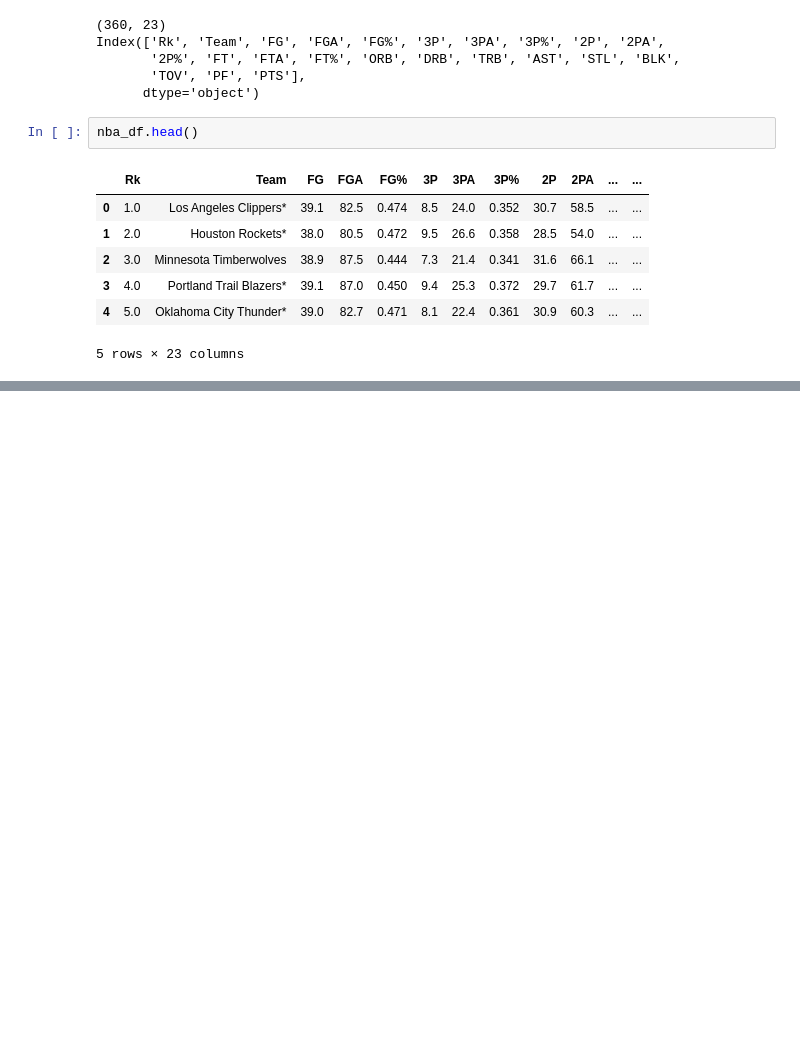
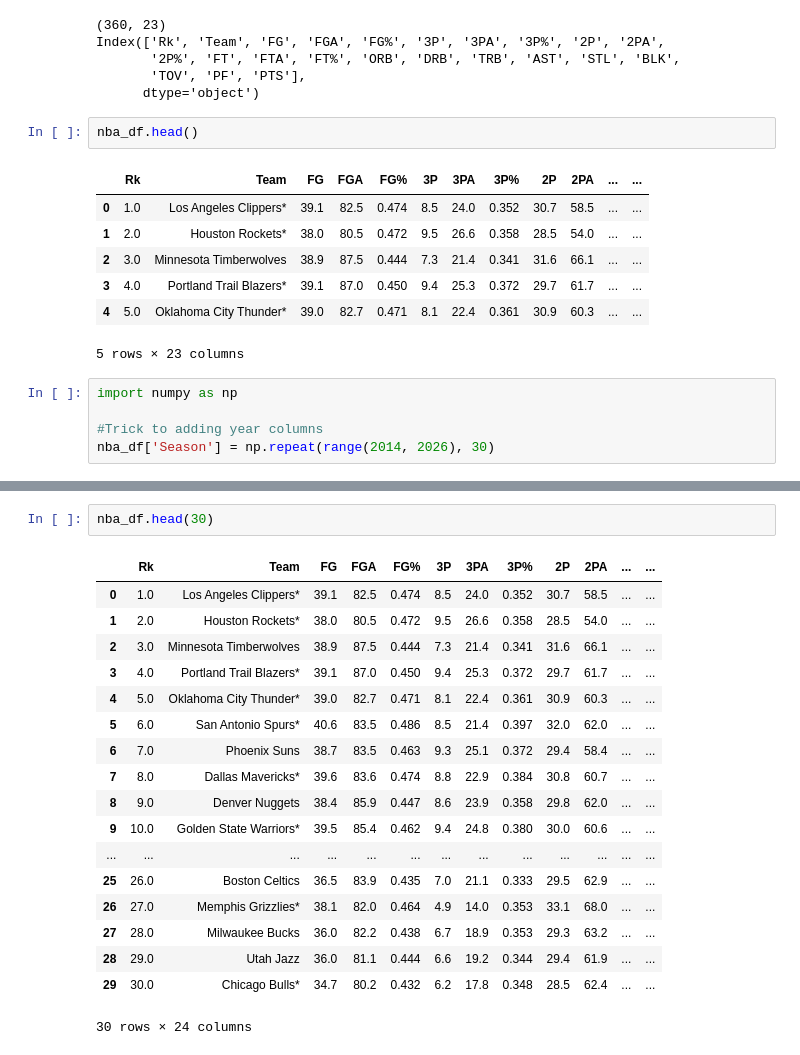
Before and after one commit to BhavyaJayaprakash/Final-Project-4, a Jupyter notebook: project.ipynb, the cells around one changed output, grey strips where cells are left out. Cells and saved outputs as stored; diff of their text form; blank space fills up the shorter version.

```diff
--- a/project.ipynb
+++ b/project.ipynb
@@ -61,3 +61,8 @@ nba_df.head()
 | 3 | 4.0 | Portland Trail Blazers* | 39.1 | 87.0 | 0.450 | 9.4 | 25.3 | 0.372 | 29.7 | 61.7 | ... | ... |
 | 4 | 5.0 | Oklahoma City Thunder* | 39.0 | 82.7 | 0.471 | 8.1 | 22.4 | 0.361 | 30.9 | 60.3 | ... | ... |
 5 rows × 23 columns
+# %%
+import numpy as np
+
+#Trick to adding year columns
+nba_df['Season'] = np.repeat(range(2014, 2026), 30)
@@ -63,0 +101,21 @@ nba_df.head()
+# %%
+nba_df.head(30)
+# %% [output]
+|  | Rk | Team | FG | FGA | FG% | 3P | 3PA | 3P% | 2P | 2PA | ... | ... |
+| 0 | 1.0 | Los Angeles Clippers* | 39.1 | 82.5 | 0.474 | 8.5 | 24.0 | 0.352 | 30.7 | 58.5 | ... | ... |
+| 1 | 2.0 | Houston Rockets* | 38.0 | 80.5 | 0.472 | 9.5 | 26.6 | 0.358 | 28.5 | 54.0 | ... | ... |
+| 2 | 3.0 | Minnesota Timberwolves | 38.9 | 87.5 | 0.444 | 7.3 | 21.4 | 0.341 | 31.6 | 66.1 | ... | ... |
+| 3 | 4.0 | Portland Trail Blazers* | 39.1 | 87.0 | 0.450 | 9.4 | 25.3 | 0.372 | 29.7 | 61.7 | ... | ... |
+| 4 | 5.0 | Oklahoma City Thunder* | 39.0 | 82.7 | 0.471 | 8.1 | 22.4 | 0.361 | 30.9 | 60.3 | ... | ... |
+| 5 | 6.0 | San Antonio Spurs* | 40.6 | 83.5 | 0.486 | 8.5 | 21.4 | 0.397 | 32.0 | 62.0 | ... | ... |
+| 6 | 7.0 | Phoenix Suns | 38.7 | 83.5 | 0.463 | 9.3 | 25.1 | 0.372 | 29.4 | 58.4 | ... | ... |
+| 7 | 8.0 | Dallas Mavericks* | 39.6 | 83.6 | 0.474 | 8.8 | 22.9 | 0.384 | 30.8 | 60.7 | ... | ... |
+| 8 | 9.0 | Denver Nuggets | 38.4 | 85.9 | 0.447 | 8.6 | 23.9 | 0.358 | 29.8 | 62.0 | ... | ... |
+| 9 | 10.0 | Golden State Warriors* | 39.5 | 85.4 | 0.462 | 9.4 | 24.8 | 0.380 | 30.0 | 60.6 | ... | ... |
+| ... | ... | ... | ... | ... | ... | ... | ... | ... | ... | ... | ... | ... |
+| 25 | 26.0 | Boston Celtics | 36.5 | 83.9 | 0.435 | 7.0 | 21.1 | 0.333 | 29.5 | 62.9 | ... | ... |
+| 26 | 27.0 | Memphis Grizzlies* | 38.1 | 82.0 | 0.464 | 4.9 | 14.0 | 0.353 | 33.1 | 68.0 | ... | ... |
+| 27 | 28.0 | Milwaukee Bucks | 36.0 | 82.2 | 0.438 | 6.7 | 18.9 | 0.353 | 29.3 | 63.2 | ... | ... |
+| 28 | 29.0 | Utah Jazz | 36.0 | 81.1 | 0.444 | 6.6 | 19.2 | 0.344 | 29.4 | 61.9 | ... | ... |
+| 29 | 30.0 | Chicago Bulls* | 34.7 | 80.2 | 0.432 | 6.2 | 17.8 | 0.348 | 28.5 | 62.4 | ... | ... |
+30 rows × 24 columns
```
Also changed, not shown: parts of 2 cells of this notebook.
